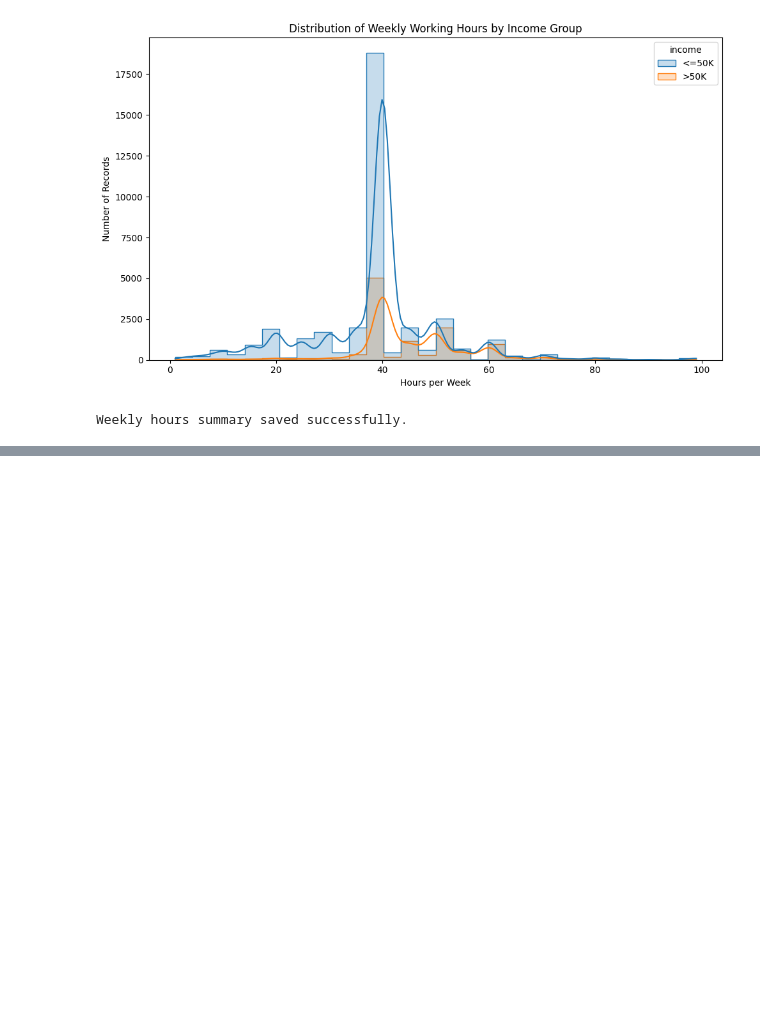
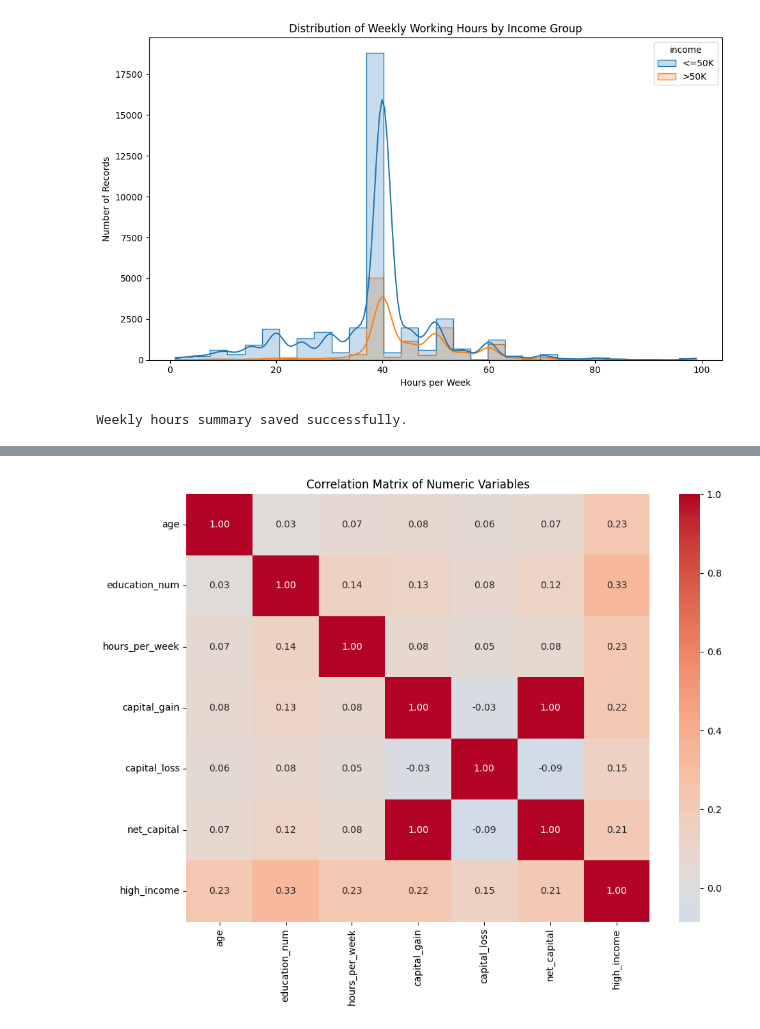
Before and after one commit to greeshavaishnavi09/Adult_Income, a Jupyter notebook: src/Data Analysis.ipynb, the cells around one changed output, grey strips where cells are left out. Saved outputs shown, nothing was run; the diff lists cells and outputs as text; code cells hidden in the pictures; blank space fills up the shorter version.

```diff
--- a/src/Data Analysis.ipynb
+++ b/src/Data Analysis.ipynb
@@ -1045,3 +1045,19 @@ hours_summary.to_csv(
 print("Weekly hours summary saved successfully.")
 # %% [output]
 Weekly hours summary saved successfully.
+# %%
+# select numeric columns for correlation analysis
+
+numeric_eda_columns = [
+    "age",
+    "education_num",
+    "hours_per_week",
+    "capital_gain",
+    "capital_loss",
+    "net_capital",
+    "high_income"
+]
+
+numeric_eda = df[numeric_eda_columns]
+
+numeric_eda.head()
@@ -1047,0 +1071,6 @@ Weekly hours summary saved successfully.
+# %%
+# calculate numeric correlations
+
+correlation_matrix = numeric_eda.corr()
+
+correlation_matrix
@@ -1047,0 +1086,20 @@ Weekly hours summary saved successfully.
+# %%
+# plot correlation heatmap
+
+plt.figure(figsize=(10, 8))
+
+sns.heatmap(
+    correlation_matrix,
+    annot=True,
+    fmt=".2f",
+    cmap="coolwarm",
+    center=0
+)
+
+plt.title("Correlation Matrix of Numeric Variables")
+
+plt.tight_layout()
+
+plt.show()
+# %% [output]
+[figure, added]
```
Also changed, not shown: parts of 15 cells of this notebook, 5 other files.
